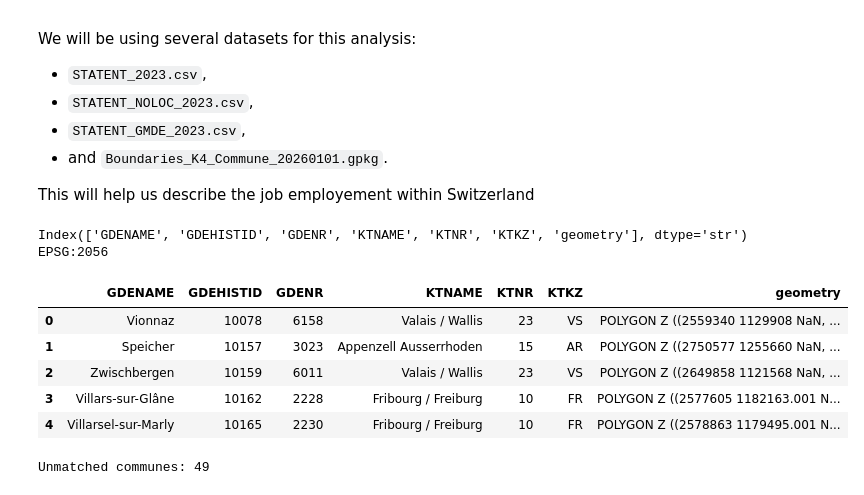
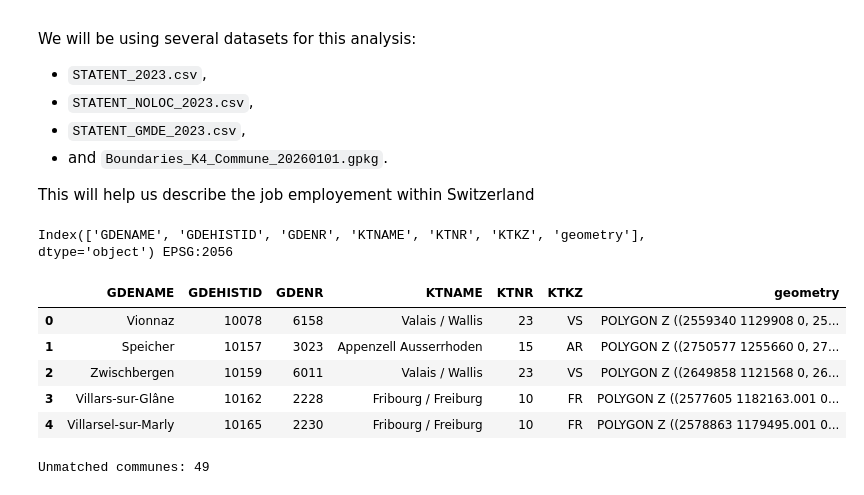
Before and after one commit to com-480-data-visualization/les-vizionnaires, a Jupyter notebook: notebooks/analysis.ipynb, the cells around one changed output. Saved outputs shown, nothing was run; the diff lists cells and outputs as text; code cells hidden in the pictures.

```diff
--- a/notebooks/analysis.ipynb
+++ b/notebooks/analysis.ipynb
@@ -671,17 +684,17 @@ df_gmde = df_gmde.rename(columns={
     "B08EMPT": "total_jobs"
 })
 # %%
-cantons = gpd.read_file("data/Boundaries_K4_Commune_20260101.gpkg")
+cantons = gpd.read_file("../data/Boundaries_K4_Commune_20260101.gpkg")
 print(cantons.columns, cantons.crs)
 cantons.head()
 # %% [output]
-Index(['GDENAME', 'GDEHISTID', 'GDENR', 'KTNAME', 'KTNR', 'KTKZ', 'geometry'], dtype='str') EPSG:2056
+Index(['GDENAME', 'GDEHISTID', 'GDENR', 'KTNAME', 'KTNR', 'KTKZ', 'geometry'], dtype='object') EPSG:2056
 |  | GDENAME | GDEHISTID | GDENR | KTNAME | KTNR | KTKZ | geometry |
-| 0 | Vionnaz | 10078 | 6158 | Valais / Wallis | 23 | VS | POLYGON Z ((2559340 1129908 NaN, ... |
-| 1 | Speicher | 10157 | 3023 | Appenzell Ausserrhoden | 15 | AR | POLYGON Z ((2750577 1255660 NaN, ... |
-| 2 | Zwischbergen | 10159 | 6011 | Valais / Wallis | 23 | VS | POLYGON Z ((2649858 1121568 NaN, ... |
-| 3 | Villars-sur-Glâne | 10162 | 2228 | Fribourg / Freiburg | 10 | FR | POLYGON Z ((2577605 1182163.001 N... |
-| 4 | Villarsel-sur-Marly | 10165 | 2230 | Fribourg / Freiburg | 10 | FR | POLYGON Z ((2578863 1179495.001 N... |
+| 0 | Vionnaz | 10078 | 6158 | Valais / Wallis | 23 | VS | POLYGON Z ((2559340 1129908 0, 25... |
+| 1 | Speicher | 10157 | 3023 | Appenzell Ausserrhoden | 15 | AR | POLYGON Z ((2750577 1255660 0, 27... |
+| 2 | Zwischbergen | 10159 | 6011 | Valais / Wallis | 23 | VS | POLYGON Z ((2649858 1121568 0, 26... |
+| 3 | Villars-sur-Glâne | 10162 | 2228 | Fribourg / Freiburg | 10 | FR | POLYGON Z ((2577605 1182163.001 0... |
+| 4 | Villarsel-sur-Marly | 10165 | 2230 | Fribourg / Freiburg | 10 | FR | POLYGON Z ((2578863 1179495.001 0... |
 # %%
 df_cantons =  cantons[["GDENR", "GDEHISTID", "KTNR", "KTNAME"]].copy()
 df_cantons = df_cantons.rename(columns={
```
Also changed, not shown: parts of 28 cells of this notebook, 6 other files.
